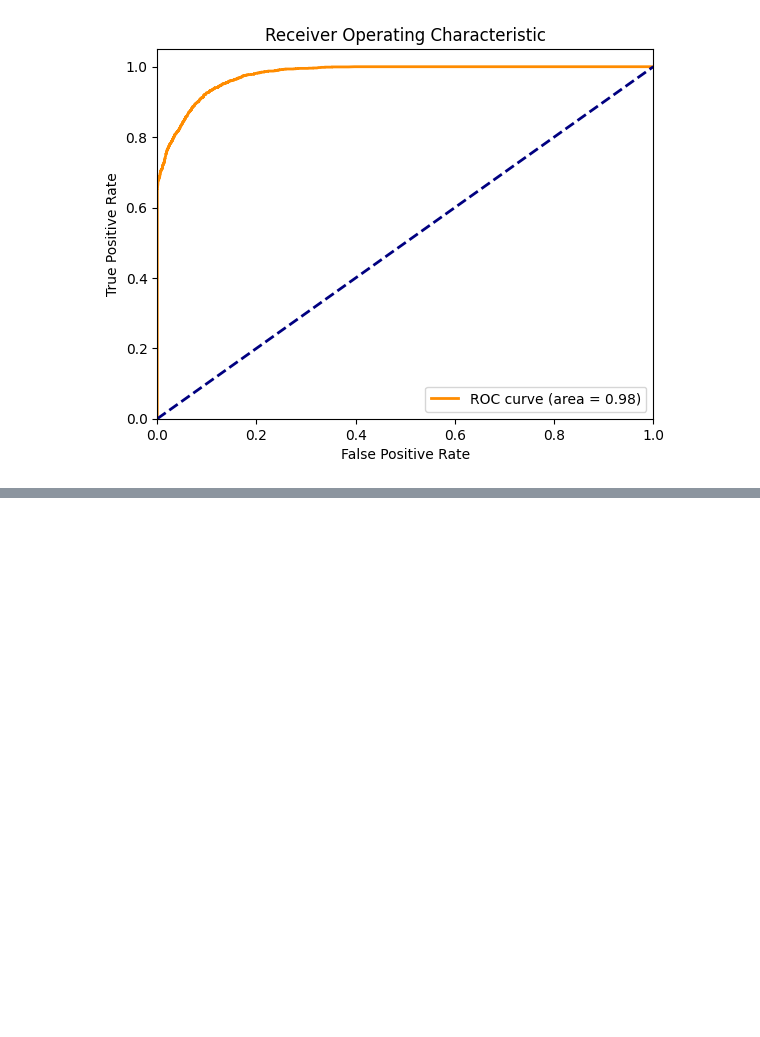
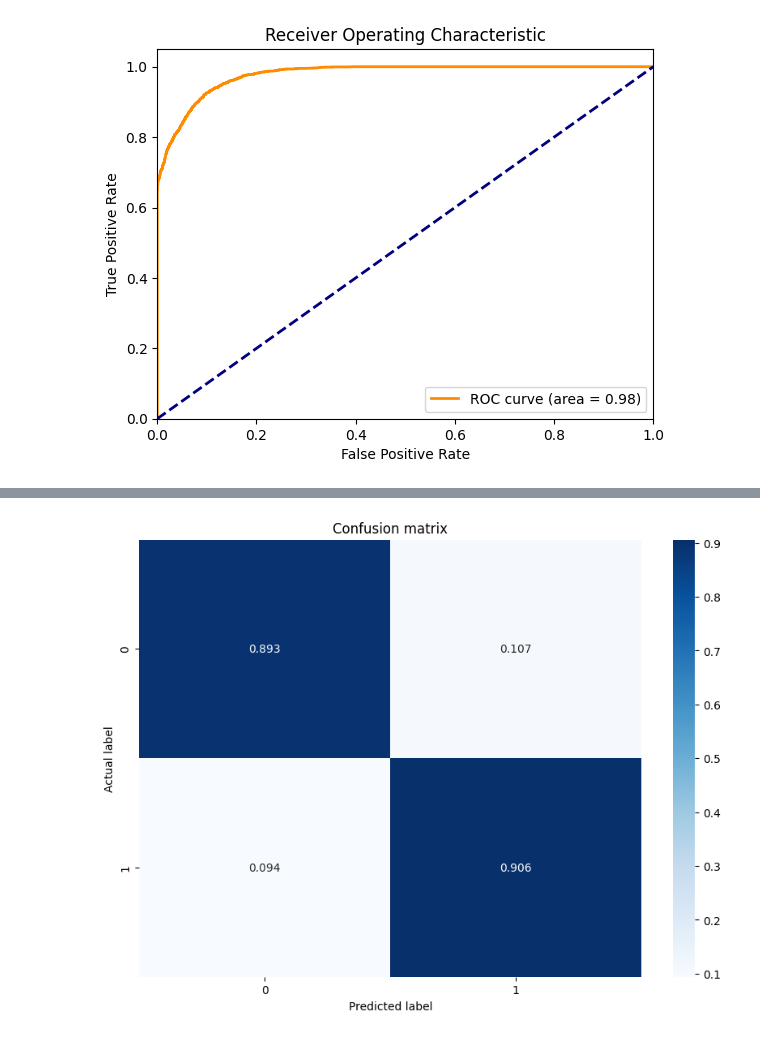
Before and after one commit to shirin-25/Python_labs, a Jupyter notebook: main.ipynb, the cells around one changed output, grey strips where cells are left out. Drawn from its saved outputs; the diff is of its cells as text; code cells hidden in the pictures; blank space fills up the shorter version.

Commit message:
update notebook add xgboost results

```diff
--- a/main.ipynb
+++ b/main.ipynb
@@ -657,3 +670,36 @@ plt.legend(loc="lower right")
 plt.show()
 # %% [output]
 [figure]
+# %%
+from xgboost import XGBClassifier
+from sklearn.model_selection import train_test_split
+from sklearn.metrics import confusion_matrix, classification_report
+from sklearn.preprocessing import StandardScaler
+from imblearn.over_sampling import SMOTE
+
+# Split the data
+X_train, X_test, y_train, y_test = train_test_split(X, y, test_size=0.2, random_state=42)
+
+# Use SMOTE to oversample the dataset for better training performance
+smote = SMOTE(random_state=42)
+X_train_res, y_train_res = smote.fit_resample(X_train, y_train)
+
+# Compute the scale_pos_weight value
+scale_pos_weight = len(y_train[y_train == 0]) / len(y_train[y_train == 1])
+
+# Define the model with scale_pos_weight
+xgb = XGBClassifier(scale_pos_weight=scale_pos_weight)
+
+# Fit the model
+xgb.fit(X_train_res, y_train_res)
+
+# Predict
+y_pred = xgb.predict(X_test)
+
+# Print the confusion matrix
+cm = confusion_matrix(y_test, y_pred)
+print("Confusion Matrix: \n", cm)
+
+# Print the classification report
+cr = classification_report(y_test, y_pred)
+print("Classification Report: \n", cr)
@@ -659,0 +719,13 @@ plt.show()
+# %%
+# Get the confusion matrix
+cm  = confusion_matrix(y_test, y_pred, normalize='true')
+
+# Visualize it
+plt.figure(figsize=(10,7))
+sns.heatmap(cm, annot=True, fmt=".3f", cmap='Blues')
+plt.title('Confusion matrix')
+plt.ylabel('Actual label')
+plt.xlabel('Predicted label')
+plt.show()
+# %% [output]
+[figure, added]
```
Also changed, not shown: parts of 3 cells of this notebook.
